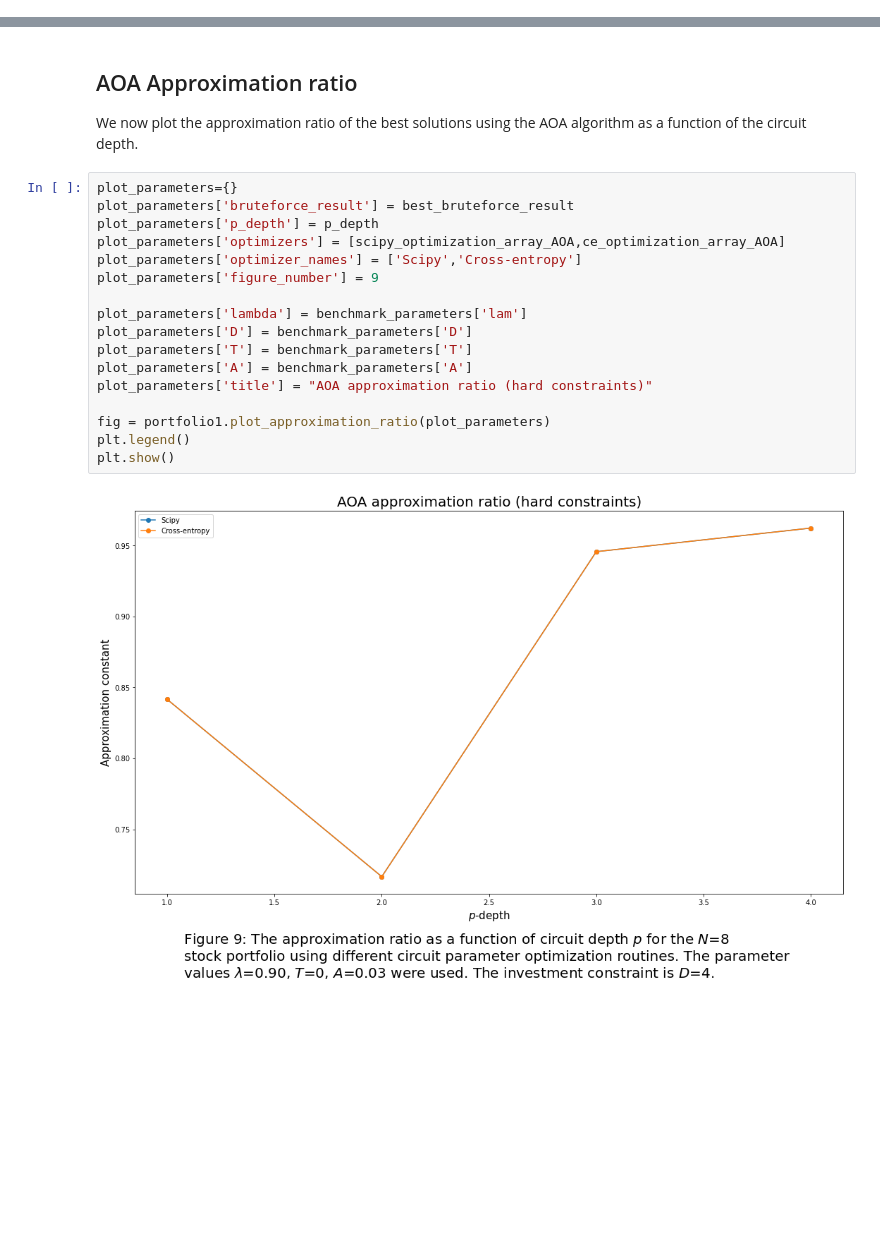
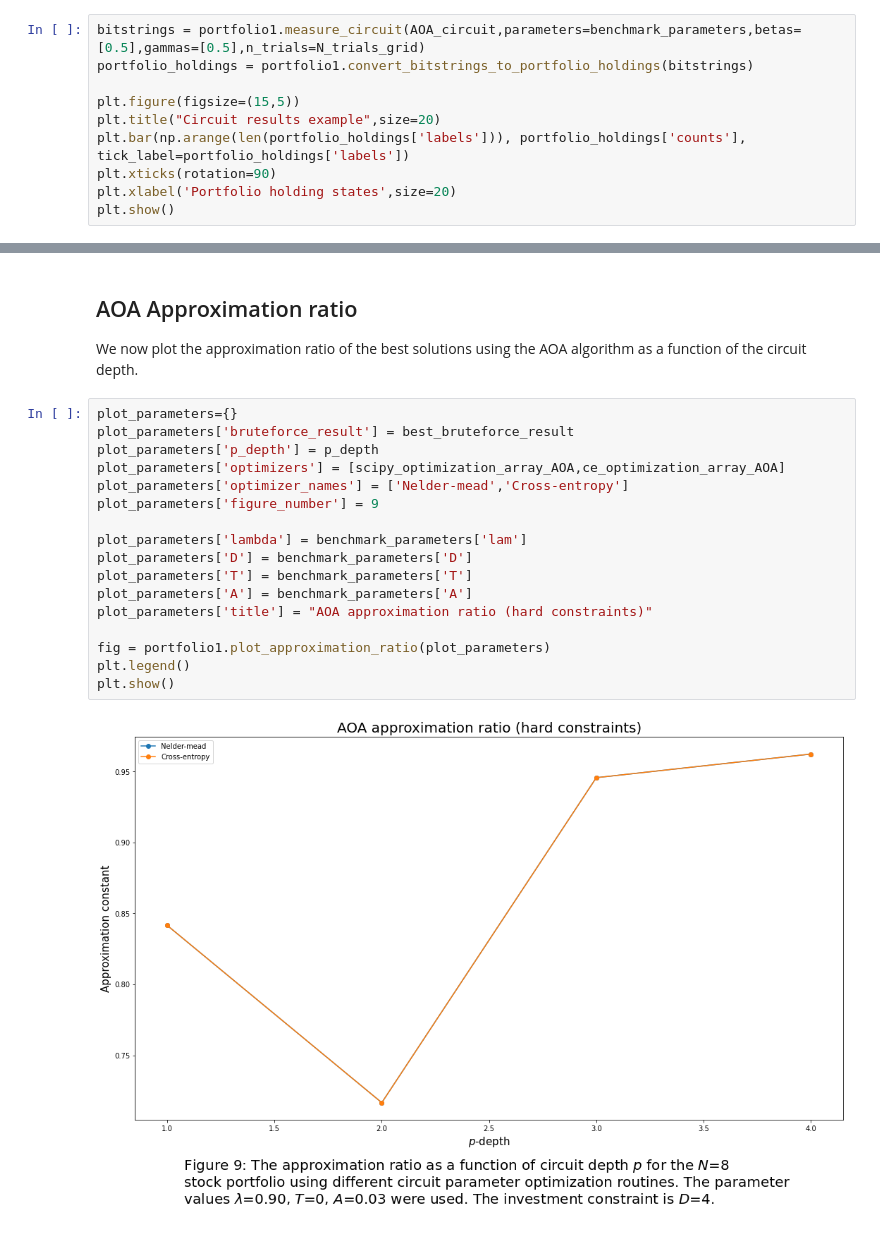
Before and after one commit to OscarJHernandez/qc_portfolio_optimization, a Jupyter notebook: Final_notebook.ipynb, the cells around one changed output, grey strips where cells are left out. Saved outputs shown, nothing was run; the diff lists cells and outputs as text; blank space fills up the shorter version.

```diff
--- a/Final_notebook.ipynb
+++ b/Final_notebook.ipynb
@@ -795,3 +796,13 @@ plt.xlabel('Portfolio holding states',size=20)
 plt.show()
 # %% [output]
 [figure]
+# %%
+bitstrings = portfolio1.measure_circuit(AOA_circuit,parameters=benchmark_parameters,betas=[0.5],gammas=[0.5],n_trials=N_trials_grid)
+portfolio_holdings = portfolio1.convert_bitstrings_to_portfolio_holdings(bitstrings)
+
+plt.figure(figsize=(15,5))
+plt.title("Circuit results example",size=20)
+plt.bar(np.arange(len(portfolio_holdings['labels'])), portfolio_holdings['counts'], tick_label=portfolio_holdings['labels'])
+plt.xticks(rotation=90)
+plt.xlabel('Portfolio holding states',size=20)
+plt.show()
@@ -978,19 +991,19 @@ We now plot the approximation ratio of the best solutions using the AOA algorith
 # %%
 plot_parameters={}
 plot_parameters['bruteforce_result'] = best_bruteforce_result
 plot_parameters['p_depth'] = p_depth
 plot_parameters['optimizers'] = [scipy_optimization_array_AOA,ce_optimization_array_AOA]
-plot_parameters['optimizer_names'] = ['Scipy','Cross-entropy']
+plot_parameters['optimizer_names'] = ['Nelder-mead','Cross-entropy']
 plot_parameters['figure_number'] = 9
 
 plot_parameters['lambda'] = benchmark_parameters['lam']
 plot_parameters['D'] = benchmark_parameters['D']
 plot_parameters['T'] = benchmark_parameters['T']
 plot_parameters['A'] = benchmark_parameters['A']
 plot_parameters['title'] = "AOA approximation ratio (hard constraints)"
 
 fig = portfolio1.plot_approximation_ratio(plot_parameters)
 plt.legend()
 plt.show()
 # %% [output]
-[figure, old version]
+[figure, new version]
```
Also changed, not shown: parts of 3 cells of this notebook, 24 other files.
